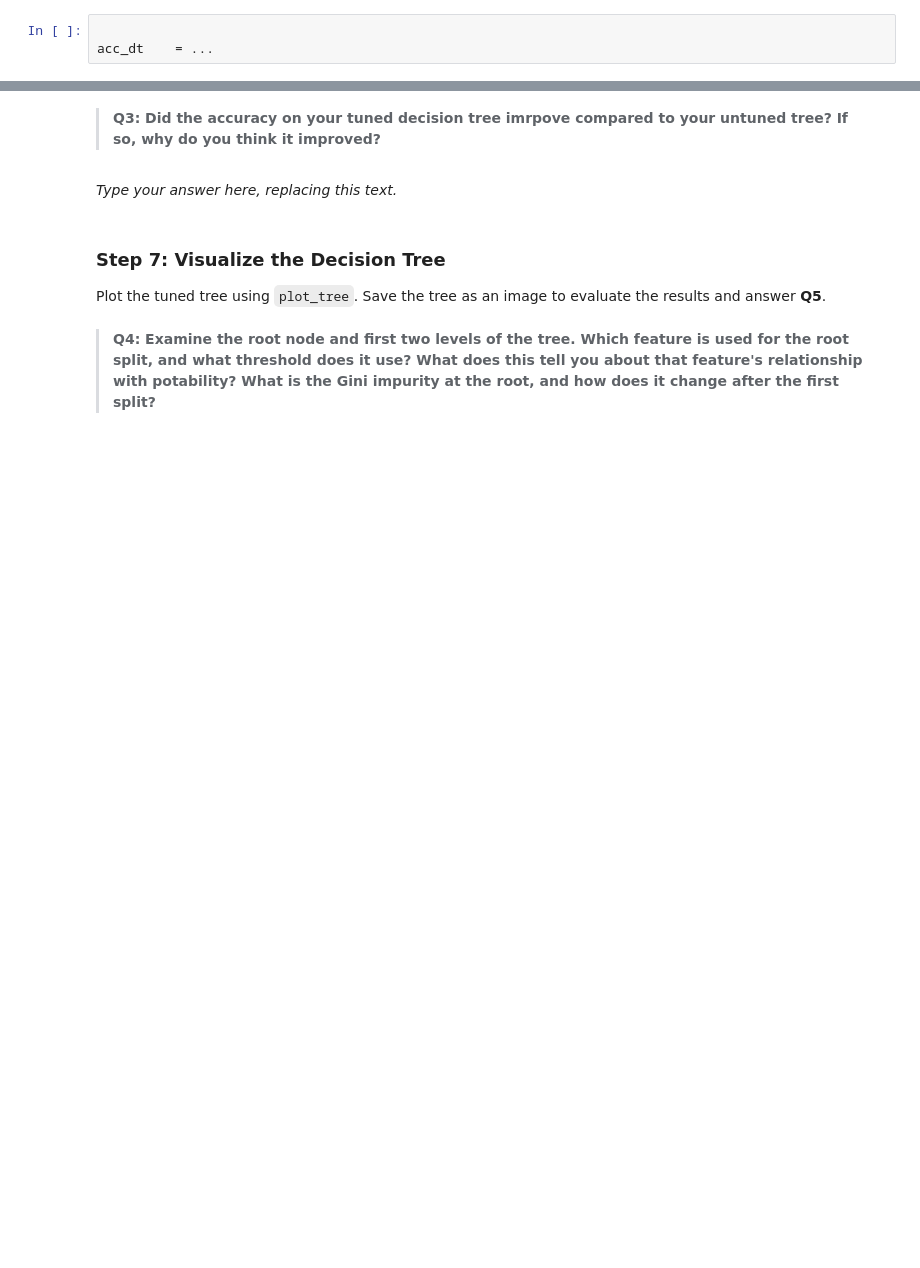
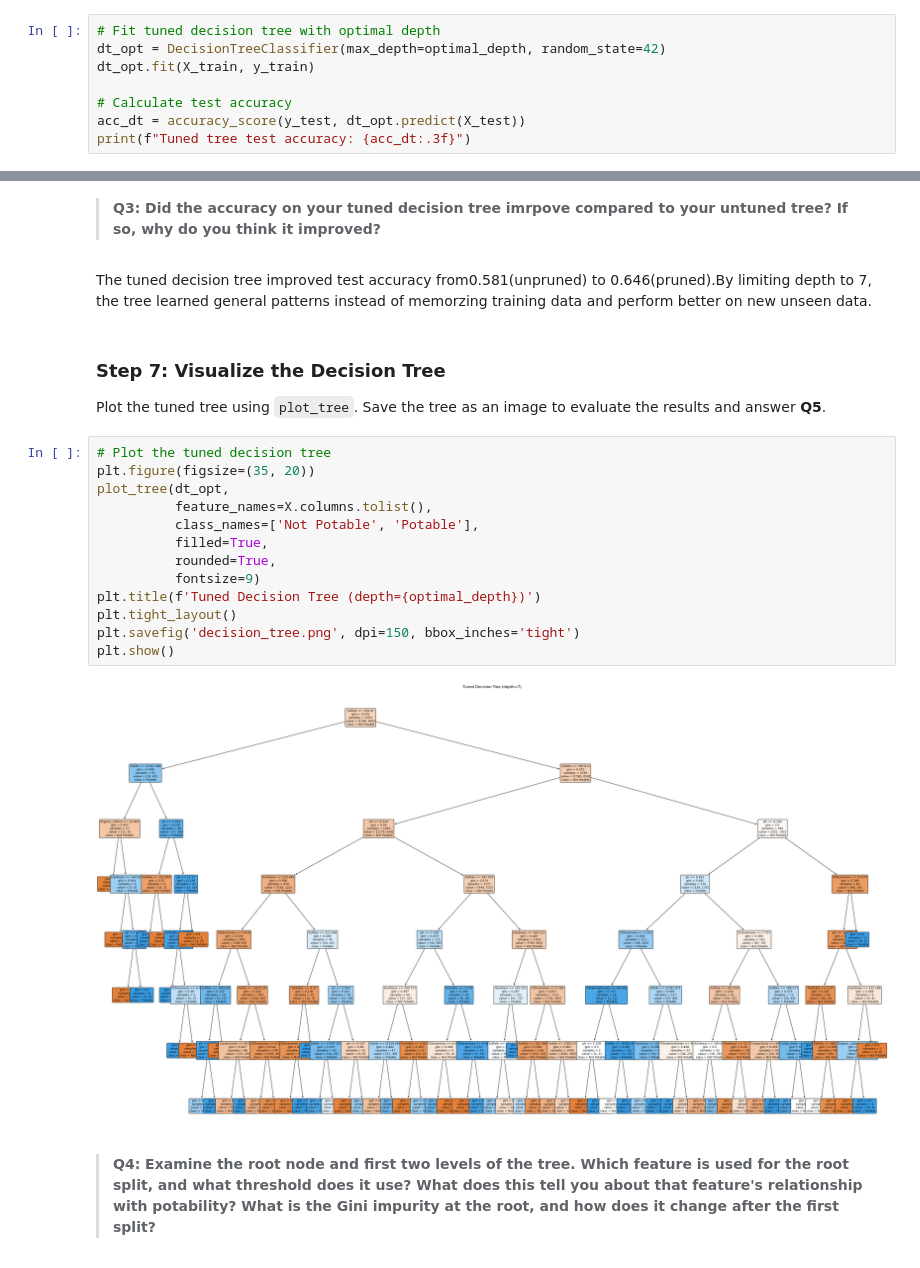
Before and after one commit to IIDonaji/assignment-3, a Jupyter notebook: task2/hw3-task2.ipynb, the cells around one changed output, grey strips where cells are left out. Saved outputs shown, nothing was run; the diff lists cells and outputs as text; blank space fills up the shorter version.

```diff
--- a/task2/hw3-task2.ipynb
+++ b/task2/hw3-task2.ipynb
@@ -128,5 +208,10 @@ _Type your answer here, replacing this text._
 
 Refit the decision tree using `optimal_depth` and evaluate on the held-out test set. Store the test accuracy in a variable called `acc_dt`.
 # %%
+# Fit tuned decision tree with optimal depth
+dt_opt = DecisionTreeClassifier(max_depth=optimal_depth, random_state=42)
+dt_opt.fit(X_train, y_train)
 
-acc_dt    = ...
+# Calculate test accuracy
+acc_dt = accuracy_score(y_test, dt_opt.predict(X_test))
+print(f"Tuned tree test accuracy: {acc_dt:.3f}")
@@ -137,7 +226,7 @@ grader.check("q4")
 
 >**Q3: Did the accuracy on your tuned decision tree imrpove compared to your untuned tree? If so, why do you think it improved?**
 # %% [markdown]
-_Type your answer here, replacing this text._
+The tuned decision tree improved test accuracy from0.581(unpruned) to 0.646(pruned).By limiting depth to 7, the tree learned general patterns instead of memorzing training data and perform better on new unseen data.
 # %% [markdown]
 <!-- END QUESTION -->
 
@@ -146,6 +235,21 @@ _Type your answer here, replacing this text._
 ### Step 7: Visualize the Decision Tree
 
 Plot the tuned tree using `plot_tree`. Save the tree as an image to evaluate the results and answer **Q5**.
+# %%
+# Plot the tuned decision tree
+plt.figure(figsize=(35, 20))
+plot_tree(dt_opt,
+          feature_names=X.columns.tolist(),
+          class_names=['Not Potable', 'Potable'],
+          filled=True,
+          rounded=True,
+          fontsize=9)
+plt.title(f'Tuned Decision Tree (depth={optimal_depth})')
+plt.tight_layout()
+plt.savefig('decision_tree.png', dpi=150, bbox_inches='tight')
+plt.show()
+# %% [output]
+[figure, added]
 # %% [markdown]
 > **Q4: Examine the root node and first two levels of the tree. Which feature is used for the root split, and what threshold does it use? What does this tell you about that feature's relationship with potability? What is the Gini impurity at the root, and how does it change after the first split?**
 # %% [markdown]
```
Also changed, not shown: parts of 22 cells of this notebook, 1 other file.
